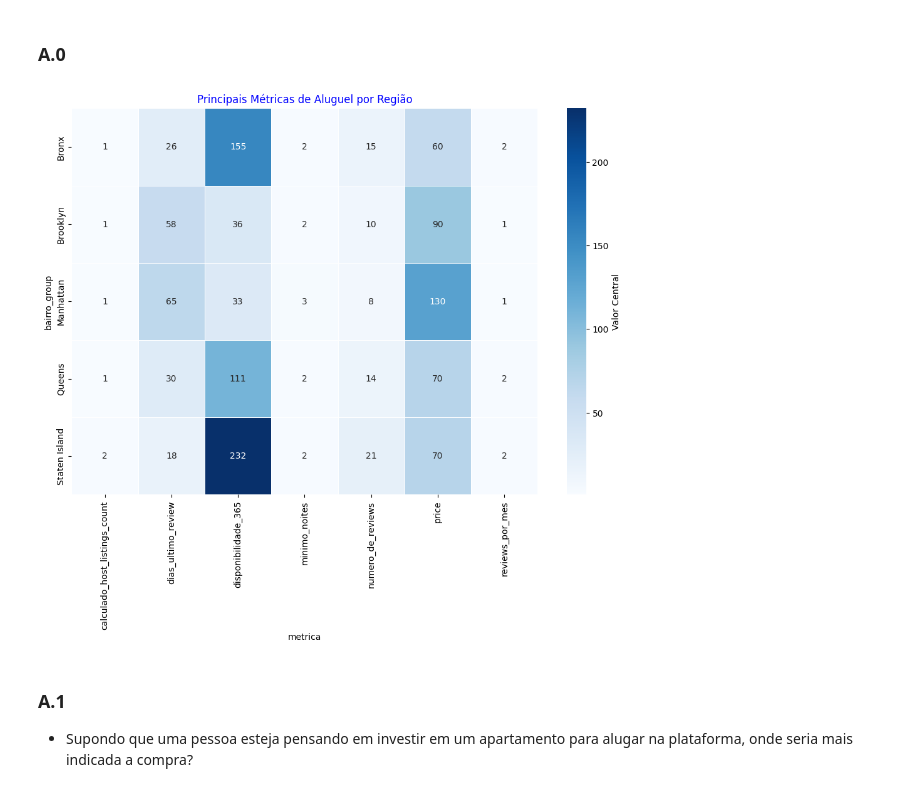
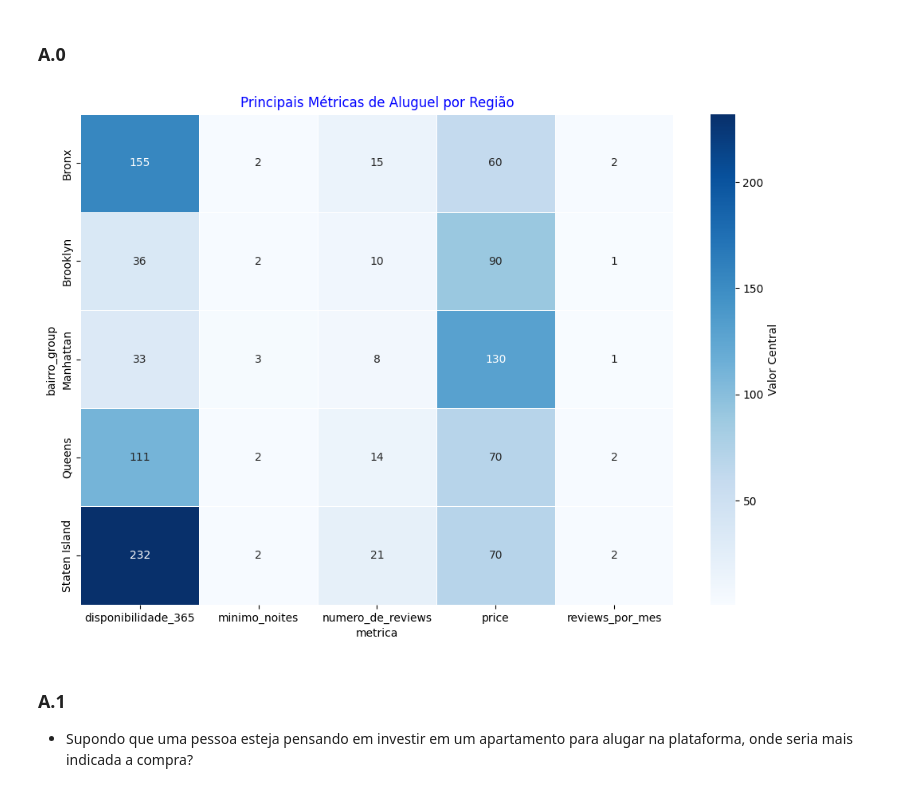
Before and after one commit to SeijiUeno/EDA_NewYork_Listings, a Jupyter notebook: LH_CD_SEIJI.ipynb, the cells around one changed output. Cells and saved outputs as stored; diff of their text form; code cells hidden in the pictures.

```diff
--- a/LH_CD_SEIJI.ipynb
+++ b/LH_CD_SEIJI.ipynb
@@ -952,7 +936,7 @@ top       False
 freq      30528
 Name: indisponivel, dtype: object
 # %%
-dataBase['minimo_noites'] = dataBase['minimo_noites'].clip(upper=365)
+#dataBase['minimo_noites'] = dataBase['minimo_noites'].clip(upper=365)
 # %%
 dataBase.info()
 # %% [output]
@@ -1127,7 +1107,6 @@ def limpar_outliers(base_dados, metodo, coluna):
 
     else:
         print("Escolha 1 para Filtro IQR ou 2 para Winsorização.")
-        return df
 # %%
 # 1 = IQR, 2 = Winsor
 Clean_Outliers = True
@@ -1215,36 +1194,34 @@ Temos alguns grupos para analisar e definir como contribuem para o preço final.
 # %%
 dataBase = dataBase[dataBase['new'] == False]
 bairros = dataBase.groupby('bairro_group')
 mediana_por_bairro = bairros.agg({
     'price': 'median',
     'minimo_noites': 'median',
     'numero_de_reviews': 'median',
     'reviews_por_mes': 'median',
     'disponibilidade_365': 'median',
-    'calculado_host_listings_count': 'median',
-    'dias_ultimo_review' : 'median'
 })
 mediana_por_bairro = mediana_por_bairro.reset_index()
 
 # Converter em formato longo para o heatmap (colunas viram linhas, para preservar bairros, nomes, mediana)
 dados_longos = mediana_por_bairro.melt(
     id_vars=['bairro_group'],
     var_name='metrica',
     value_name='mediana'
 )
 
 plot_heatmap(
     nome_arquivo='heatmap_medianas_selected_EDA_P2.png',
     pasta='EDA_P2',
     titulo='Principais Métricas de Aluguel por Região',
     dataBase=dados_longos,
     valores='mediana',
     indices='bairro_group',
     colunas='metrica',
     media="Valor Central"
 )
 # %% [output]
-[figure, old version]
+[figure, new version]
 # %% [markdown]
 ### A.1
 - Supondo que uma pessoa esteja pensando em investir em um apartamento para alugar na plataforma, onde seria mais indicada a compra?
```
Also changed, not shown: parts of 54 cells of this notebook.
